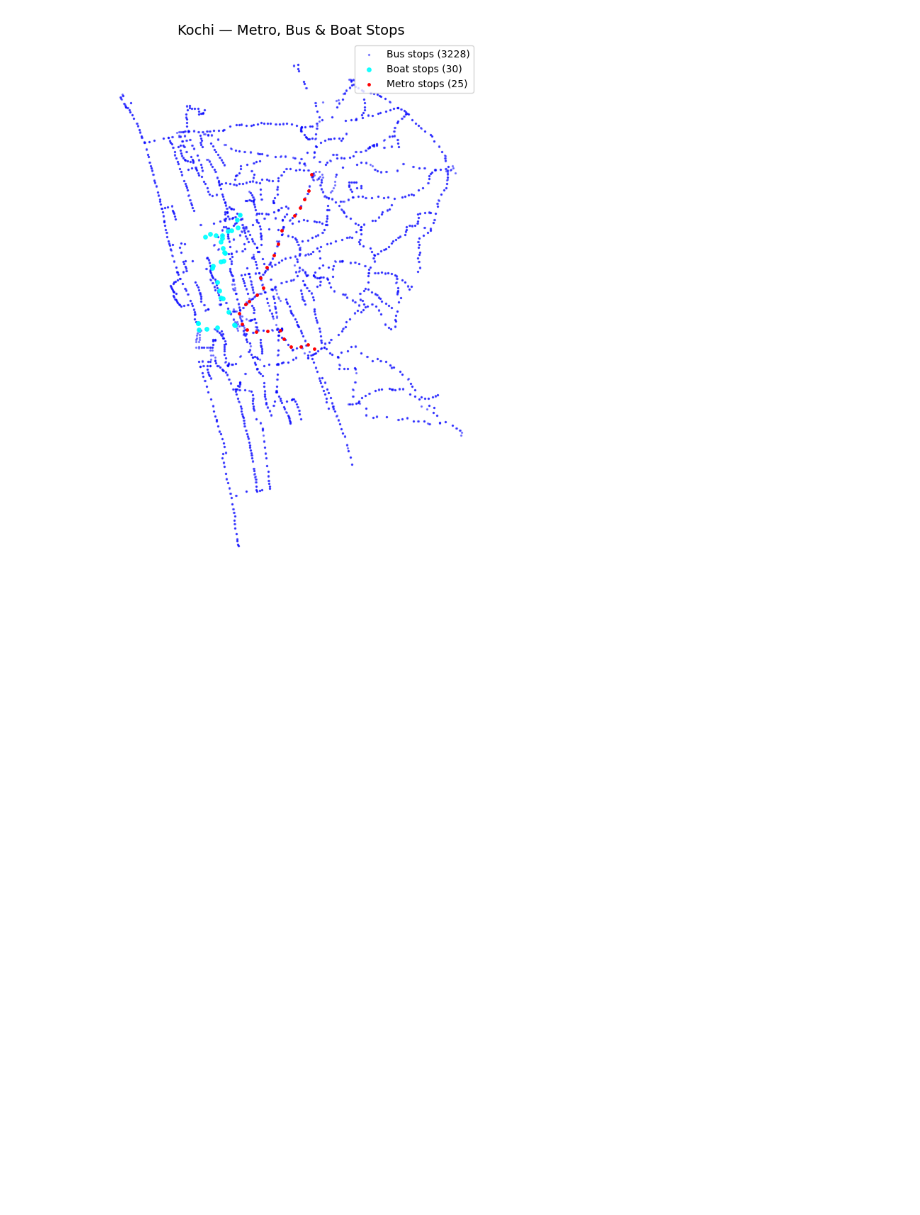
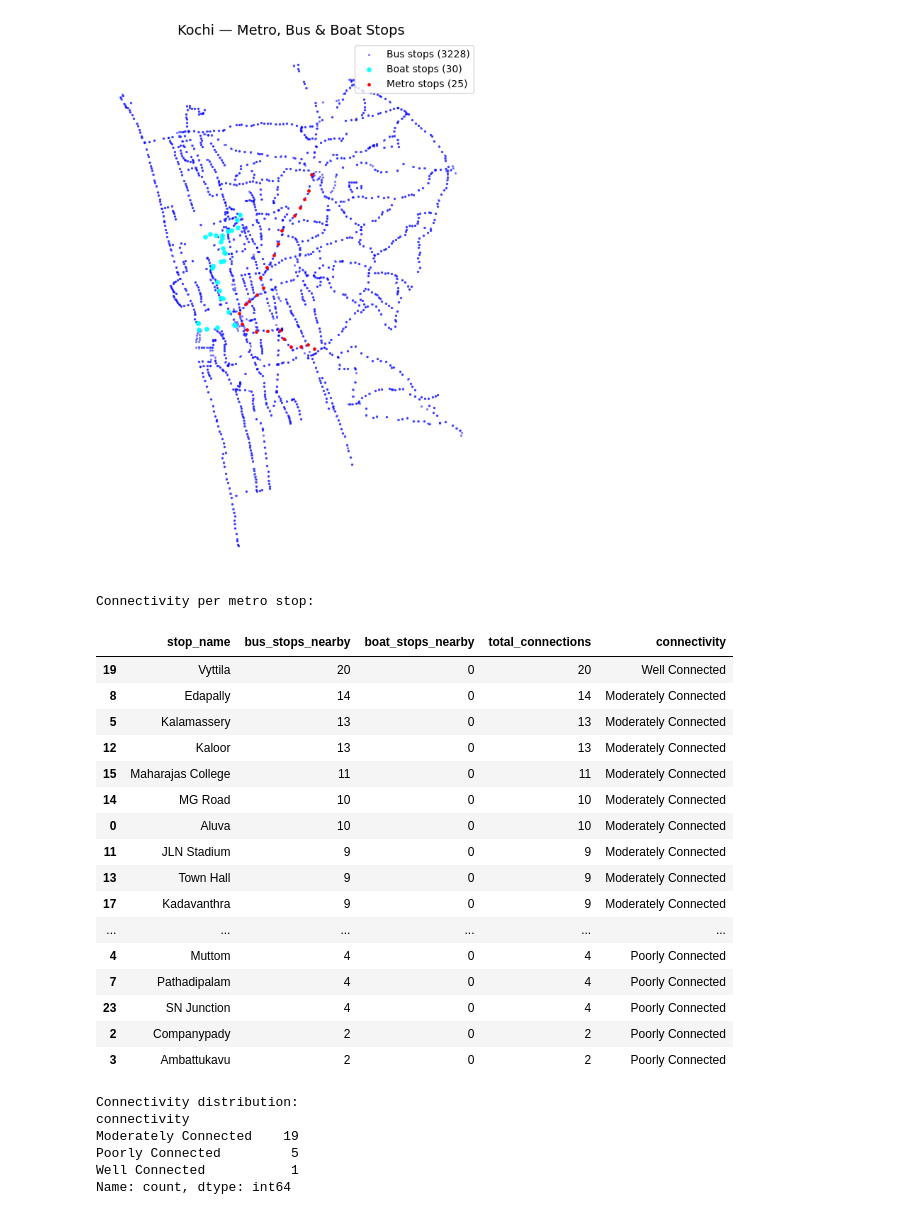
Before and after one commit to aleedacharly/Kochi-Metro-KMRL--connectivity-analysis, a Jupyter notebook: analysis.ipynb, the cells around one changed output. Saved outputs shown, nothing was run; the diff lists cells and outputs as text; code cells hidden in the pictures; blank space fills up the shorter version.

Commit message:
Add:500m buffer last-mile connectivity analysis

```diff
--- a/analysis.ipynb
+++ b/analysis.ipynb
@@ -427,3 +427,75 @@ plt.savefig('output/all_stops_overview.png', dpi=150)
 plt.show()
 # %% [output]
 [figure]
+# %%
+# ============================================================
+# STEP C: 500m Buffer Analysis — Last-Mile Connectivity
+# ============================================================
+
+# --- Project to meters (EPSG:32643 = UTM Zone 43N, covers Kerala) ---
+metro_proj = gdf.to_crs('EPSG:32643')
+bus_proj   = bus_gdf.to_crs('EPSG:32643')
+boat_proj  = boat_gdf.to_crs('EPSG:32643')
+
+# --- Create 500m buffer around each metro stop ---
+metro_proj['buffer_500m'] = metro_proj.geometry.buffer(500)
+
+# --- Count bus stops within each metro stop's buffer ---
+metro_buffers = metro_proj.set_geometry('buffer_500m')
+
+bus_counts = []
+boat_counts = []
+
+for _, metro_row in metro_buffers.iterrows():
+    bus_within  = bus_proj[bus_proj.geometry.within(metro_row['buffer_500m'])]
+    boat_within = boat_proj[boat_proj.geometry.within(metro_row['buffer_500m'])]
+    bus_counts.append(len(bus_within))
+    boat_counts.append(len(boat_within))
+
+metro_proj['bus_stops_nearby']  = bus_counts
+metro_proj['boat_stops_nearby'] = boat_counts
+metro_proj['total_connections'] = metro_proj['bus_stops_nearby'] + metro_proj['boat_stops_nearby']
+
+# --- Connectivity classification ---
+def classify_connectivity(n):
+    if n >= 15:
+        return 'Well Connected'
+    elif n >= 5:
+        return 'Moderately Connected'
+    else:
+        return 'Poorly Connected'
+
+metro_proj['connectivity'] = metro_proj['total_connections'].apply(classify_connectivity)
+
+print("Connectivity per metro stop:")
+display(metro_proj[['stop_name', 'bus_stops_nearby', 'boat_stops_nearby',
+                     'total_connections', 'connectivity']]
+        .sort_values('total_connections', ascending=False))
+
+print("\nConnectivity distribution:")
+print(metro_proj['connectivity'].value_counts())
+# %% [output]
+Connectivity per metro stop:
+|  | stop_name | bus_stops_nearby | boat_stops_nearby | total_connections | connectivity |
+| 19 | Vyttila | 20 | 0 | 20 | Well Connected |
+| 8 | Edapally | 14 | 0 | 14 | Moderately Connected |
+| 5 | Kalamassery | 13 | 0 | 13 | Moderately Connected |
+| 12 | Kaloor | 13 | 0 | 13 | Moderately Connected |
+| 15 | Maharajas College | 11 | 0 | 11 | Moderately Connected |
+| 14 | MG Road | 10 | 0 | 10 | Moderately Connected |
+| 0 | Aluva | 10 | 0 | 10 | Moderately Connected |
+| 11 | JLN Stadium | 9 | 0 | 9 | Moderately Connected |
+| 13 | Town Hall | 9 | 0 | 9 | Moderately Connected |
+| 17 | Kadavanthra | 9 | 0 | 9 | Moderately Connected |
+| ... | ... | ... | ... | ... | ... |
+| 4 | Muttom | 4 | 0 | 4 | Poorly Connected |
+| 7 | Pathadipalam | 4 | 0 | 4 | Poorly Connected |
+| 23 | SN Junction | 4 | 0 | 4 | Poorly Connected |
+| 2 | Companypady | 2 | 0 | 2 | Poorly Connected |
+| 3 | Ambattukavu | 2 | 0 | 2 | Poorly Connected |
+Connectivity distribution:
+connectivity
+Moderately Connected    19
+Poorly Connected         5
+Well Connected           1
+Name: count, dtype: int64
```
